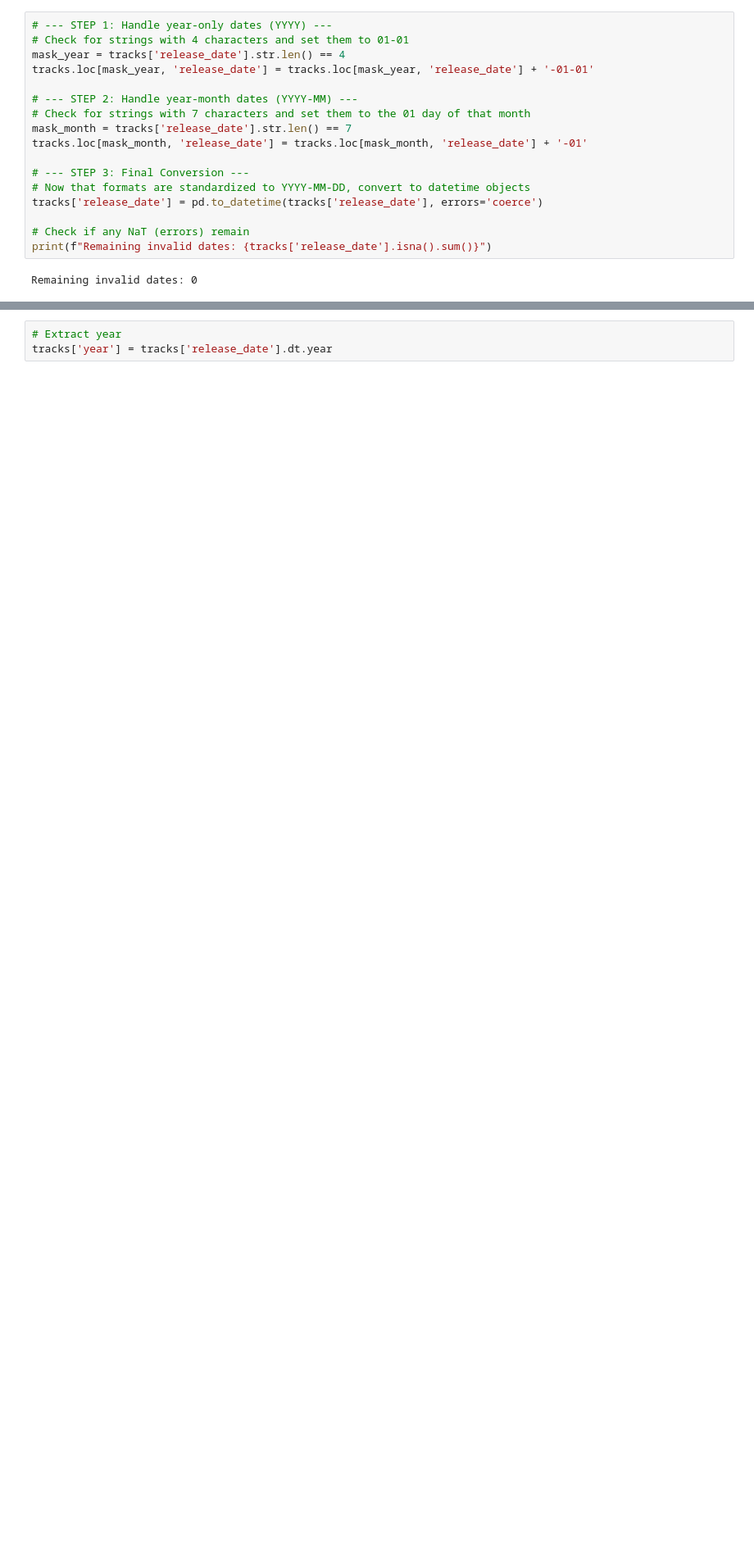
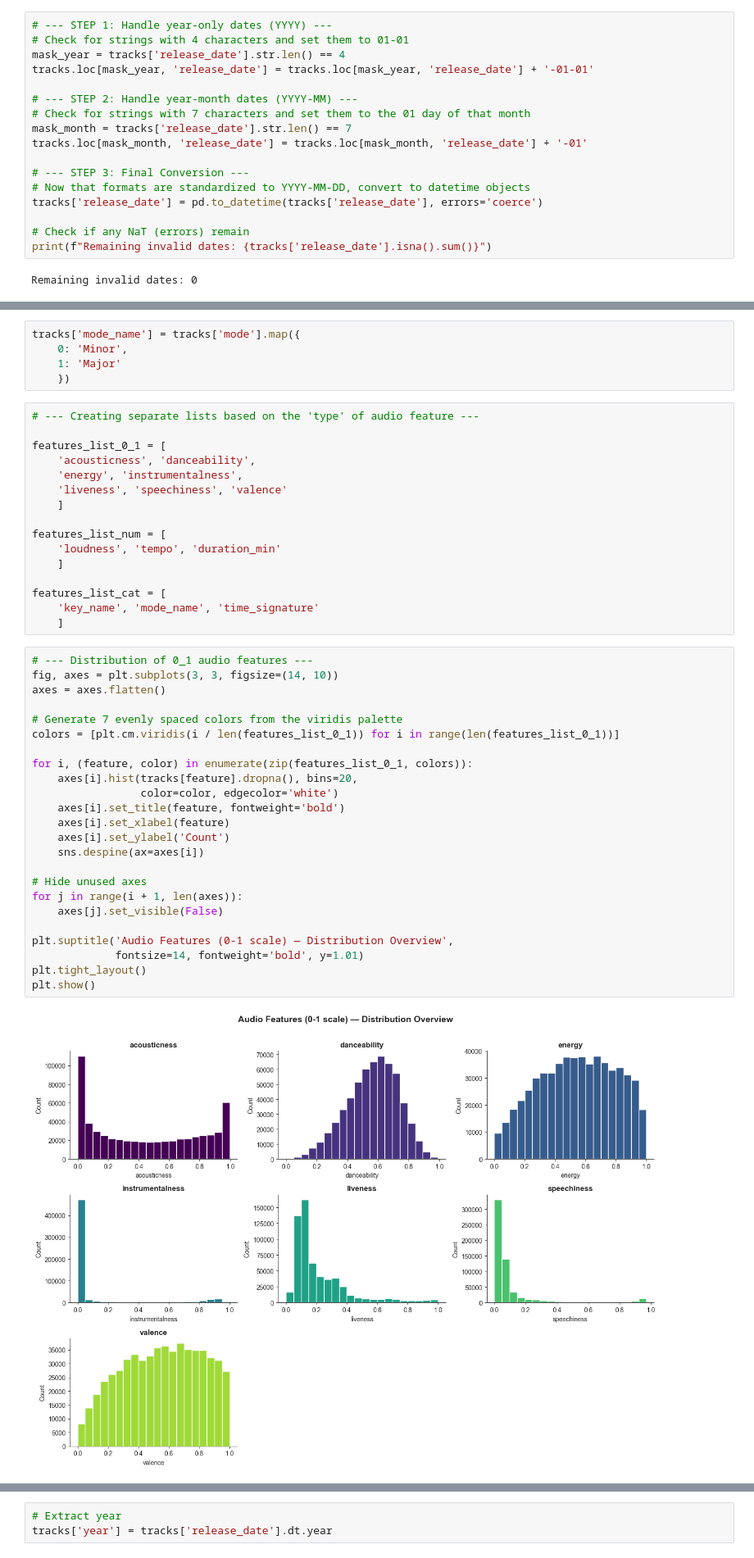
Before and after one commit to manuelcernigoj-lab/spoti-century, a Jupyter notebook: notebooks/01_tracks_elt.ipynb, the cells around one changed output, grey strips where cells are left out. Shown at 82% size. Cells and saved outputs as stored; diff of their text form; blank space fills up the shorter version.

Commit message:
v0.2 01_tracks_elt.ipynb: Start audio features analysis

```diff
--- a/notebooks/01_tracks_elt.ipynb
+++ b/notebooks/01_tracks_elt.ipynb
@@ -318,0 +400,47 @@ tracks.head()
+# %%
+tracks['mode_name'] = tracks['mode'].map({
+    0: 'Minor',
+    1: 'Major'
+    })
+# %%
+# --- Creating separate lists based on the 'type' of audio feature ---
+
+features_list_0_1 = [
+    'acousticness', 'danceability',
+    'energy', 'instrumentalness',
+    'liveness', 'speechiness', 'valence'
+    ]
+
+features_list_num = [
+    'loudness', 'tempo', 'duration_min'
+    ]
+
+features_list_cat = [
+    'key_name', 'mode_name', 'time_signature'
+    ]
+# %%
+# --- Distribution of 0_1 audio features ---
+fig, axes = plt.subplots(3, 3, figsize=(14, 10))
+axes = axes.flatten()
+
+# Generate 7 evenly spaced colors from the viridis palette
+colors = [plt.cm.viridis(i / len(features_list_0_1)) for i in range(len(features_list_0_1))]
+
+for i, (feature, color) in enumerate(zip(features_list_0_1, colors)):
+    axes[i].hist(tracks[feature].dropna(), bins=20,
+                 color=color, edgecolor='white')
+    axes[i].set_title(feature, fontweight='bold')
+    axes[i].set_xlabel(feature)
+    axes[i].set_ylabel('Count')
+    sns.despine(ax=axes[i])
+
+# Hide unused axes
+for j in range(i + 1, len(axes)):
+    axes[j].set_visible(False)
+
+plt.suptitle('Audio Features (0-1 scale) — Distribution Overview',
+             fontsize=14, fontweight='bold', y=1.01)
+plt.tight_layout()
+plt.show()
+# %% [output]
+[figure, added]
```
Also changed, not shown: parts of 37 cells of this notebook.
